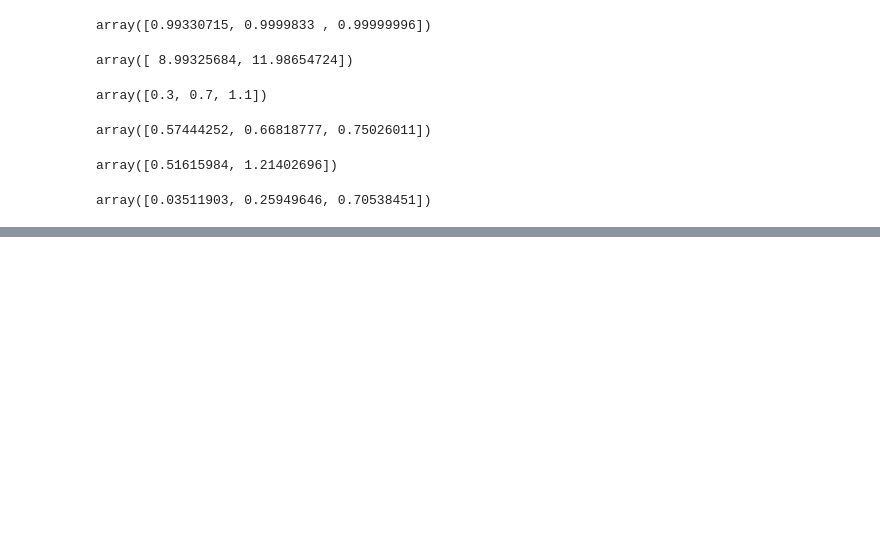
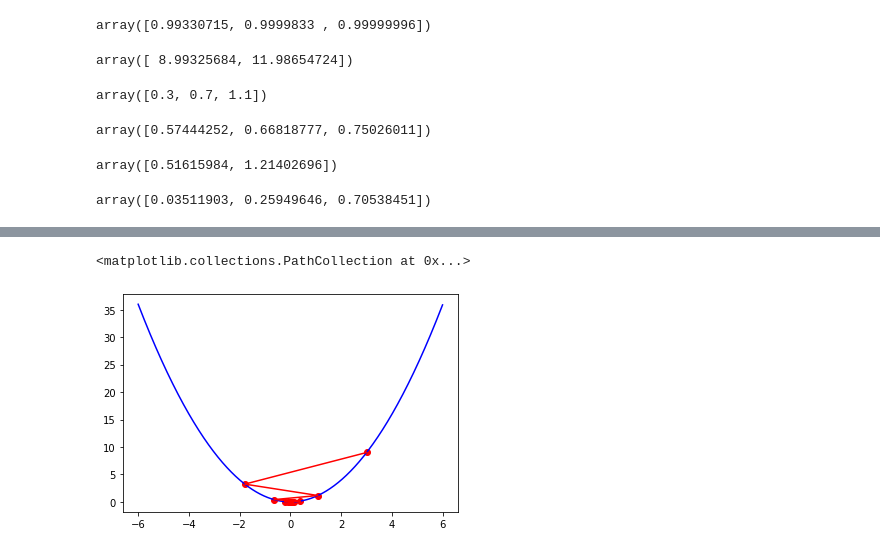
Before and after one commit to ywchiu/fubondl, a Jupyter notebook: Demo20201203.ipynb, the cells around one changed output, grey strips where cells are left out. Drawn from its saved outputs; the diff is of its cells as text; code cells hidden in the pictures; blank space fills up the shorter version.

```diff
--- a/Demo20201203.ipynb
+++ b/Demo20201203.ipynb
@@ -306,0 +358,12 @@ def cross_entropy_err(y_hat, y):
+# %%
+def gradient_descent(func, init_x, lr = 0.3, epochs = 100):
+    x = init_x
+    res = [x]
+    for i in range(epochs):
+        grad = dfunc(func,x)
+        x = x - grad * lr
+        res.append(x)
+    return np.array(res)
+# %%
+x = gradient_descent(func, 3, lr=0.8)
+x
@@ -306,0 +388,9 @@ def cross_entropy_err(y_hat, y):
+# %%
+
+t = np.arange(-6.0, 6.0, 0.01)
+plt.plot(t, func(t), c='b')
+plt.plot(x, func(x), c='r')
+plt.scatter(x, func(x), c='r')
+# %% [output]
+<matplotlib.collections.PathCollection at 0x...>
+[figure, added]
```
Also changed, not shown: parts of 31 cells of this notebook.
